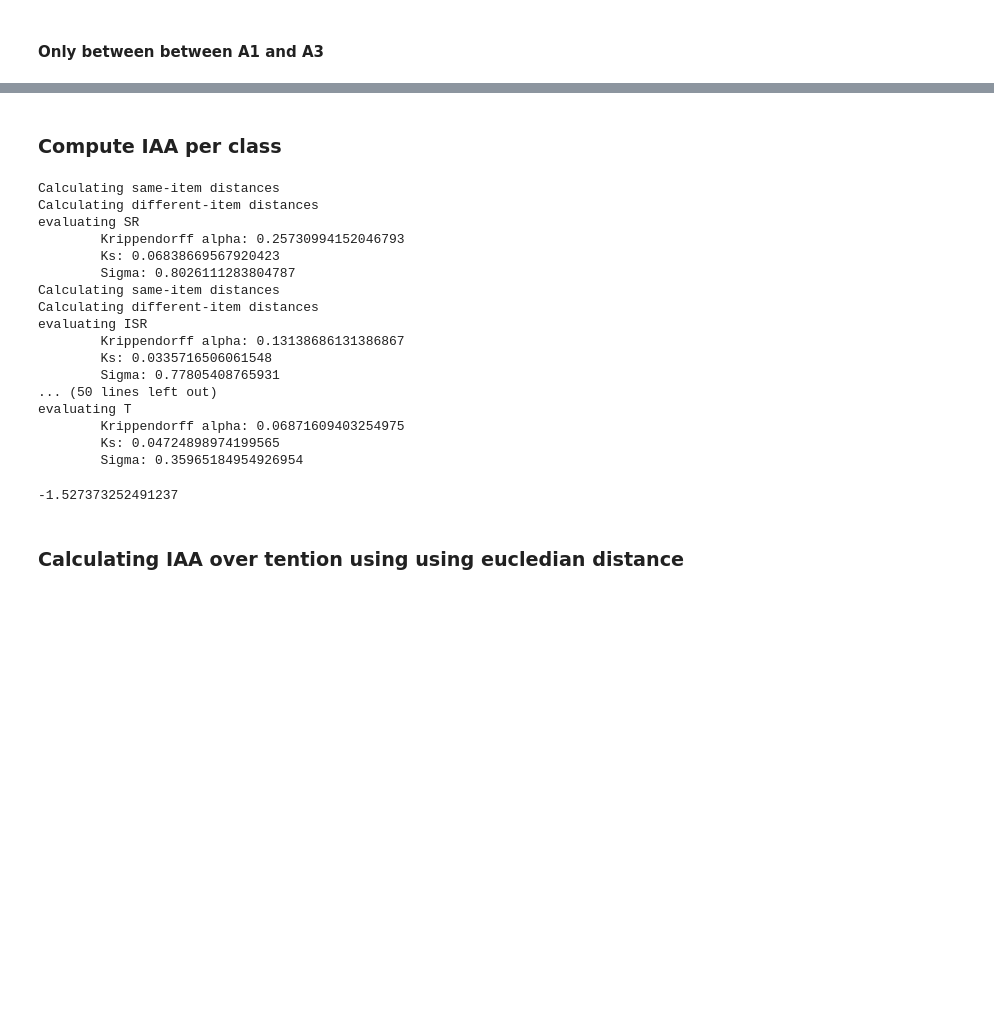
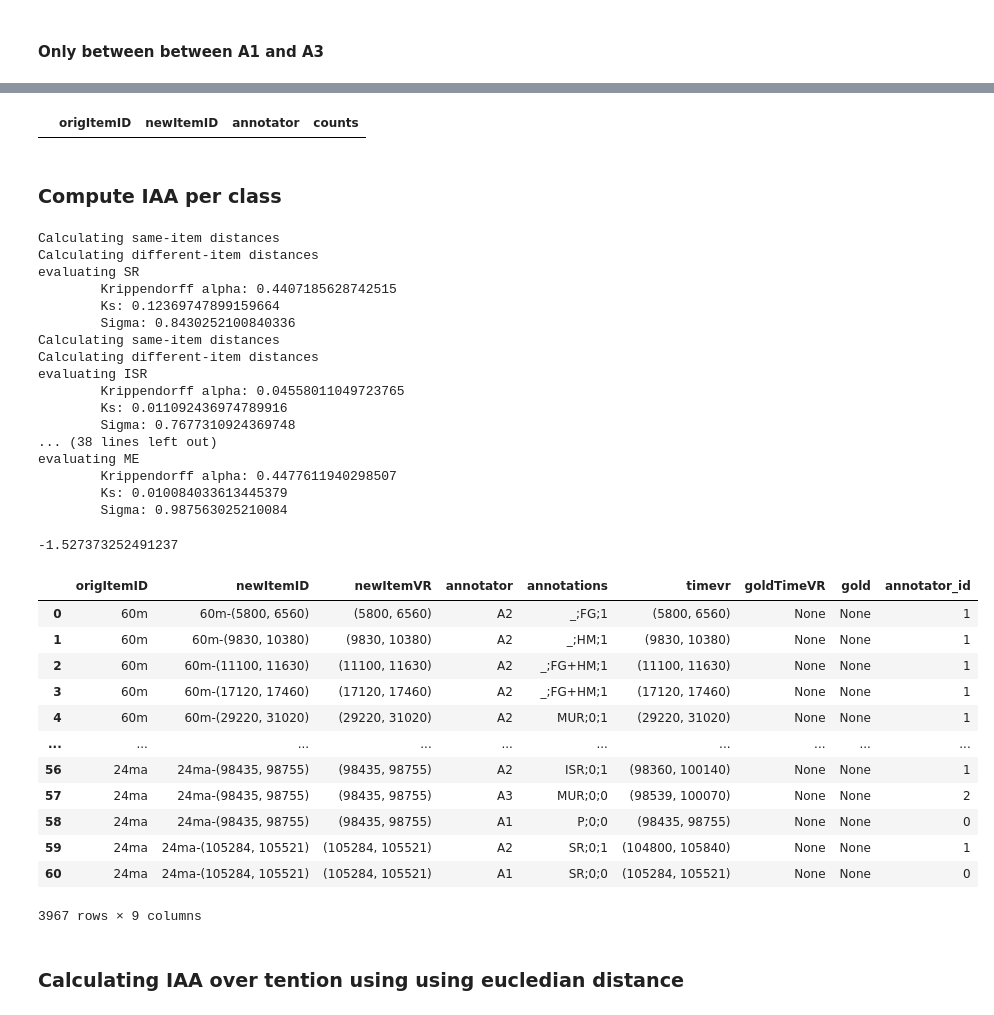
Before and after one commit to rufaelfekadu/Stutter-detection, a Jupyter notebook: notebooks/our_annotations.ipynb, the cells around one changed output, grey strips where cells are left out. Drawn from its saved outputs; the diff is of its cells as text; code cells hidden in the pictures; blank space fills up the shorter version.

```diff
--- a/notebooks/our_annotations.ipynb
+++ b/notebooks/our_annotations.ipynb
@@ -292,0 +488,6 @@ Sigma: 0.7256281407035177
+# %%
+grouped = aggregated_annotations.groupby(['origItemID', 'newItemID', 'annotator']).size().reset_index(name='counts').sort_values('counts', ascending=False)
+non_unique_combinations = grouped[grouped['counts'] > 1]
+non_unique_combinations
+# %% [output]
+|  | origItemID | newItemID | annotator | counts |
@@ -293,7 +508,7 @@ Sigma: 0.7256281407035177
 # %% [markdown]
 ### Compute IAA per class
 # %%
-label_columns = ['SR','ISR','MUR','P','B', 'NV', 'V', 'FG', 'HM', 'ME']
+label_columns = ['SR','ISR','MUR','P','B', 'V', 'FG', 'HM', 'ME']
 from stutter.utils import LabelMap
 label_map = LabelMap()
 def get_class_Value(row, c):
@@ -302,11 +517,14 @@ def get_class_Value(row, c):
 
 def simple_distance(x, y):
     return 1 if x != y else 0
+
 for c in label_columns:
-    grannodf_temp =  grannodf.copy()
-    grannodf_temp = grannodf[grannodf['annotator'].isin(['A1', 'A2', 'A3'])]
+    grannodf_temp =  aggregated_annotations.copy()
+    grannodf_temp = grannodf_temp[grannodf_temp['annotator'].isin(['A1', 'A2', 'A3'])]
     grannodf_temp['annotator_id'] = grannodf_temp['annotator'].astype('category').cat.codes
+
     grannodf_temp[c] = grannodf_temp['annotations'].apply(lambda x:get_class_Value(x, c))
+    # grannodf_temp = expand_df(grannodf_temp, 'newItemID', 'annotator_id')
     iaa_temp = InterAnnotatorAgreement(annodf=grannodf_temp, distance_fn=simple_distance, label_colname=c, item_colname="newItemID", uid_colname="annotator_id")
     iaa_temp.setup()
     print(f'evaluating {c}')
@@ -317,18 +535,18 @@ for c in label_columns:
 Calculating same-item distances
 Calculating different-item distances
 evaluating SR
-        Krippendorff alpha: 0.25730994152046793
-        Ks: 0.06838669567920423
-        Sigma: 0.8026111283804787
+        Krippendorff alpha: 0.4407185628742515
+        Ks: 0.12369747899159664
+        Sigma: 0.8430252100840336
 Calculating same-item distances
 Calculating different-item distances
 evaluating ISR
-        Krippendorff alpha: 0.13138686131386867
-        Ks: 0.0335716506061548
-        Sigma: 0.77805408765931
-... (50 lines left out)
-evaluating T
-        Krippendorff alpha: 0.06871609403254975
-        Ks: 0.04724898974199565
-        Sigma: 0.35965184954926954
+        Krippendorff alpha: 0.04558011049723765
+        Ks: 0.011092436974789916
+        Sigma: 0.7677310924369748
+... (38 lines left out)
+evaluating ME
+        Krippendorff alpha: 0.4477611940298507
+        Ks: 0.010084033613445379
+        Sigma: 0.987563025210084
 # %%
@@ -362,6 +587,22 @@ def compute_fleiss_kappa(df, item_col, annotator_col, category_col):
 compute_fleiss_kappa(grannodf, 'newItemID', 'anotator', 'FP')
 # %% [output]
 -1.527373252491237
+# %%
+grannodf
+# %% [output]
+|  | origItemID | newItemID | newItemVR | annotator | annotations | timevr | goldTimeVR | gold | annotator_id |
+| 0 | 60m | 60m-(5800, 6560) | (5800, 6560) | A2 | _;FG;1 | (5800, 6560) | None | None | 1 |
+| 1 | 60m | 60m-(9830, 10380) | (9830, 10380) | A2 | _;HM;1 | (9830, 10380) | None | None | 1 |
+| 2 | 60m | 60m-(11100, 11630) | (11100, 11630) | A2 | _;FG+HM;1 | (11100, 11630) | None | None | 1 |
+| 3 | 60m | 60m-(17120, 17460) | (17120, 17460) | A2 | _;FG+HM;1 | (17120, 17460) | None | None | 1 |
+| 4 | 60m | 60m-(29220, 31020) | (29220, 31020) | A2 | MUR;0;1 | (29220, 31020) | None | None | 1 |
+| ... | ... | ... | ... | ... | ... | ... | ... | ... | ... |
+| 56 | 24ma | 24ma-(98435, 98755) | (98435, 98755) | A2 | ISR;0;1 | (98360, 100140) | None | None | 1 |
+| 57 | 24ma | 24ma-(98435, 98755) | (98435, 98755) | A3 | MUR;0;0 | (98539, 100070) | None | None | 2 |
+| 58 | 24ma | 24ma-(98435, 98755) | (98435, 98755) | A1 | P;0;0 | (98435, 98755) | None | None | 0 |
+| 59 | 24ma | 24ma-(105284, 105521) | (105284, 105521) | A2 | SR;0;1 | (104800, 105840) | None | None | 1 |
+| 60 | 24ma | 24ma-(105284, 105521) | (105284, 105521) | A1 | SR;0;0 | (105284, 105521) | None | None | 0 |
+3967 rows × 9 columns
 # %% [markdown]
 ### Calculating IAA over tention using using eucledian distance
 # %%
```
Also changed, not shown: parts of 36 cells of this notebook.
